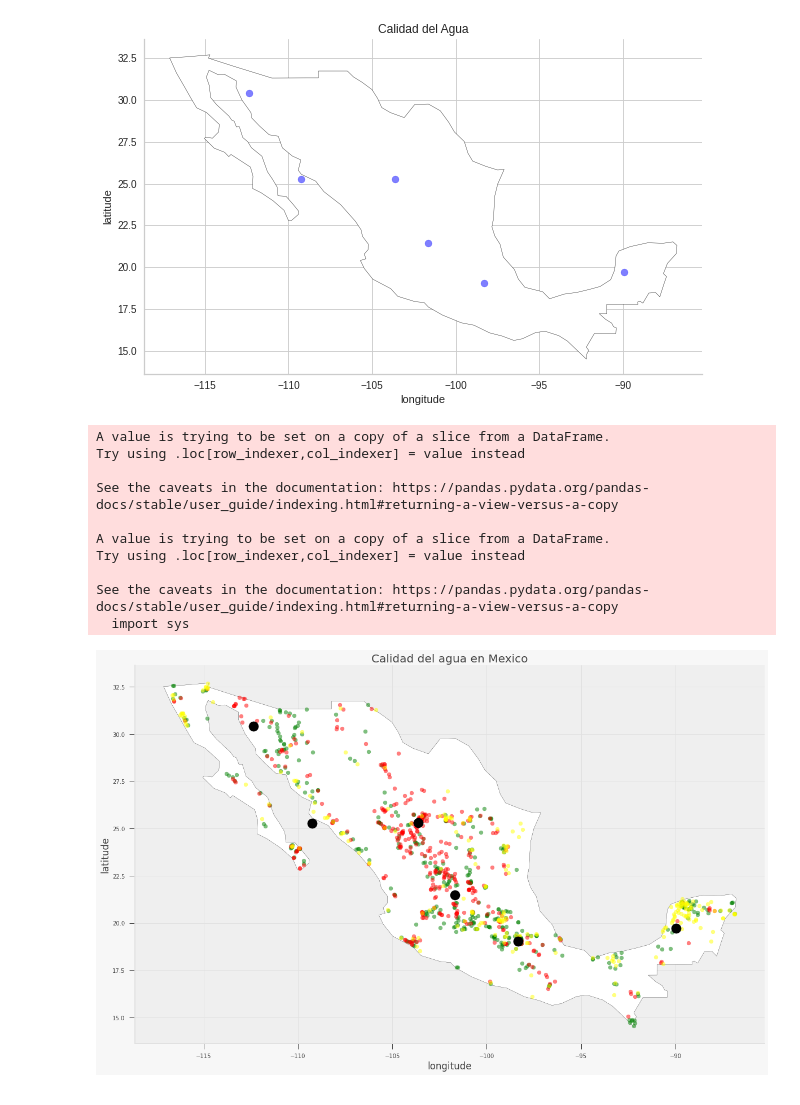
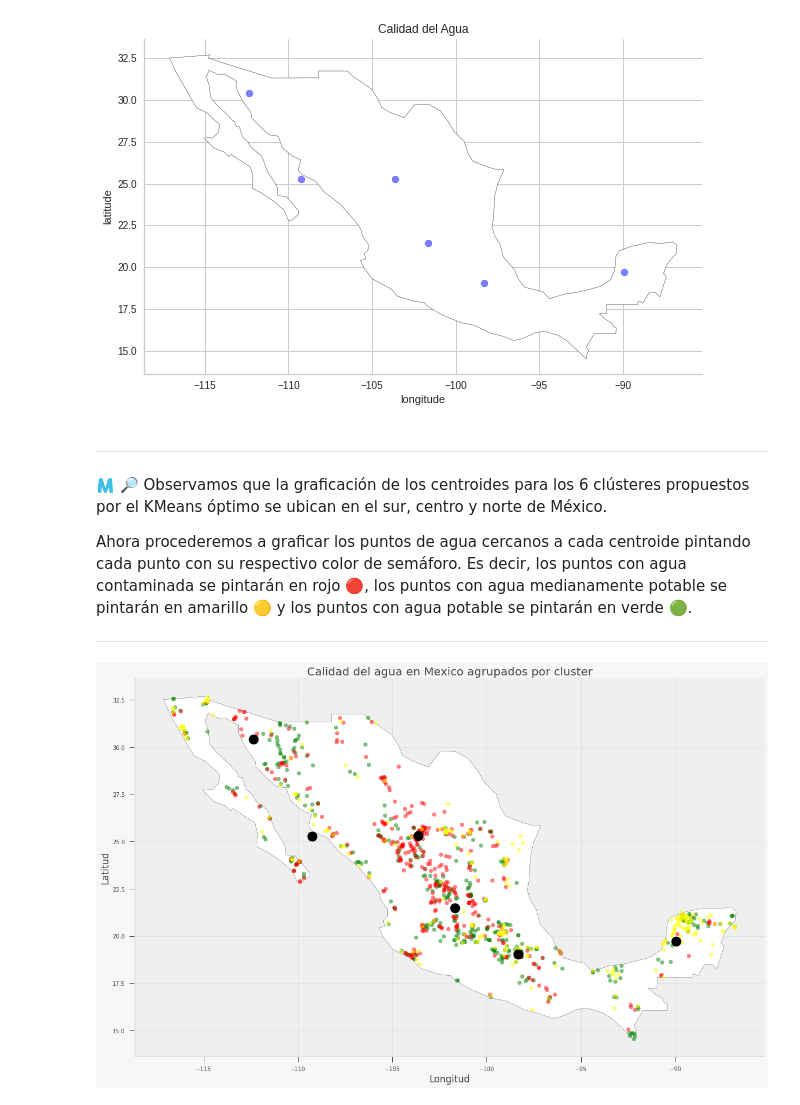
Before and after one commit to PosgradoMNA/actividades-del-projecto-equipo-60, a Jupyter notebook: Reto_Equipo_60_Entrega_1_v2.ipynb, the cells around one changed output. Cells and saved outputs as stored; diff of their text form; code cells hidden in the pictures.

```diff
--- a/Reto_Equipo_60_Entrega_1_v2.ipynb
+++ b/Reto_Equipo_60_Entrega_1_v2.ipynb
@@ -720,0 +726,19 @@ print(Clusters)
+# %%
+#Capturamos en la variable K el número óptimo de clústeres
+K = model.elbow_value_
+#Ejecutamos el KMeans con los K clústeres y capturamos los resultados en la variable "KMeansOptimo".
+KMeansOptimo = KMeans(n_clusters=K, random_state=42)
+#Realizamos la predicción de nuestra y basados en el KMeans óptimo y los atributos de entrada en X.
+y_pred = KMeansOptimo.fit_predict(X)
+#Imprimirmos el valor de la predicción.
+print("******************************************")
+print("Los valores de predicción para KMeans son:")
+print("******************************************")
+print(y_pred)
+print("")
+#Capturamos en la variable "Clusters" e imprimimos los centroides para el clústeres encontrados en la ejecución del KMeans óptimo.
+Clusters=KMeansOptimo.cluster_centers_
+print("***********************************************************")
+print("Los centroides se encuentran en las siguientes coordenadas:")
+print("***********************************************************")
+print(Clusters)
@@ -741,63 +786,59 @@ gax.spines['top'].set_visible(False)
 gax.spines['right'].set_visible(False)
 # %% [output]
 [figure]
+# %% [markdown]
+---
+
+🇲
+🔎 Observamos que la graficación de los centroides para los 6 clústeres propuestos por el KMeans óptimo se ubican en el sur, centro y norte de México.
+
+Ahora procederemos a graficar los puntos de agua cercanos a cada centroide pintando cada punto con su respectivo color de semáforo. Es decir, los puntos con agua contaminada se pintarán en rojo 🔴, los puntos con agua medianamente potable se pintarán en amarillo 🟡 y los puntos con agua potable se pintarán en verde 🟢.
+
+---
 # %%
 %matplotlib inline
-# activate plot theme
+#Importamos la librearía requerida
 import qeds
 qeds.themes.mpl_style();
 
+#Pasamos las coordenadas de nuestros puntos de acuerdo a lo existente en nuestro dataframe "df_coord".
 df_coord["Coordinates"] = list(zip(df_coord.LONGITUD, df_coord.LATITUD))
 df_coord["Coordinates"] = df_coord["Coordinates"].apply(Point)
 y= pd.DataFrame(df_coord['SEMAFORO'])
 
-#--- centroide
+#Pasamos la información de nuestros centroides de acuerdo a lo obtenido en la variable "Clusters" después de ejecutar KMeans.
 Clusters = pd.DataFrame(Clusters, columns = ['Lat','Long'])
 Clusters["Coordinates"] = list(zip(Clusters.Lat, Clusters.Long))
 Clusters["Coordinates"] = Clusters["Coordinates"].apply(Point)
 gdf = gpd.GeoDataFrame(Clusters, geometry="Coordinates")
-#---
 
-#gdf_u = gpd.GeoDataFrame(df_coord, geometry="Coordinates")
+#Capturamos un dataframe por cada color del semáforo con sus respectivos puntos.
 gdf_g = gpd.GeoDataFrame(df_coord[df_coord['SEMAFORO']=='green'], geometry="Coordinates")
 gdf_r = gpd.GeoDataFrame(df_coord[df_coord['SEMAFORO']=='red'], geometry="Coordinates")
 gdf_y = gpd.GeoDataFrame(df_coord[df_coord['SEMAFORO']=='yellow'], geometry="Coordinates")
 
-
+#Preparamos nuestro subplot.
 fig, gax = plt.subplots(figsize=(20,20))
 
-# By only plotting rows in which the continent is 'South America' we only plot, well,
-# South America.
+#Indicamos al graficador que queremos utilizar el mapa de México para la visualización.
 world = gpd.read_file(gpd.datasets.get_path("naturalearth_lowres"))
 world = world.set_index("iso_a3")
 world.query("name == 'Mexico'").plot(ax = gax, edgecolor='black', color='white')
 
-# This plot the cities. It's the same syntax, but we are plotting from a different GeoDataFrame.
-# I want the cities as pale red dots.
-#gdf.plot(ax=gax, color='red', alpha = 0.5)
-
+#Enviamos al gráfico los puntos de agua pintándolos de acuerdo al dataframe segmentado previamente por color.
 gdf_g.plot(ax=gax, color='green', alpha = 0.5)
 gdf_r.plot(ax=gax, color='red', alpha = 0.5)
 gdf_y.plot(ax=gax, color='yellow', alpha = 0.5)
+#Enviamos al gráfico los puntos de los centroides en color negro y con un tamaño más grande para diferenciarlos de los puntos de agua.
 gdf.plot(ax=gax, color='black', alpha = 1.0, markersize=300.0)
 
-gax.set_xlabel('longitude')
-gax.set_ylabel('latitude')
-gax.set_title('Calidad del agua en Mexico')
+gax.set_xlabel('Longitud')
+gax.set_ylabel('Latitud')
+gax.set_title('Calidad del agua en Mexico agrupados por cluster')
 
 gax.spines['top'].set_visible(False)
 gax.spines['right'].set_visible(False)
 
 plt.show()
 # %% [output]
-A value is trying to be set on a copy of a slice from a DataFrame.
-Try using .loc[row_indexer,col_indexer] = value instead
-
-See the caveats in the documentation: https://pandas.pydata.org/pandas-docs/stable/user_guide/indexing.html#returning-a-view-versus-a-copy
-
-A value is trying to be set on a copy of a slice from a DataFrame.
-Try using .loc[row_indexer,col_indexer] = value instead
-
-See the caveats in the documentation: https://pandas.pydata.org/pandas-docs/stable/user_guide/indexing.html#returning-a-view-versus-a-copy
-  import sys
-[figure, old version]
+[figure, new version]
```
Also changed, not shown: parts of 22 cells of this notebook.
